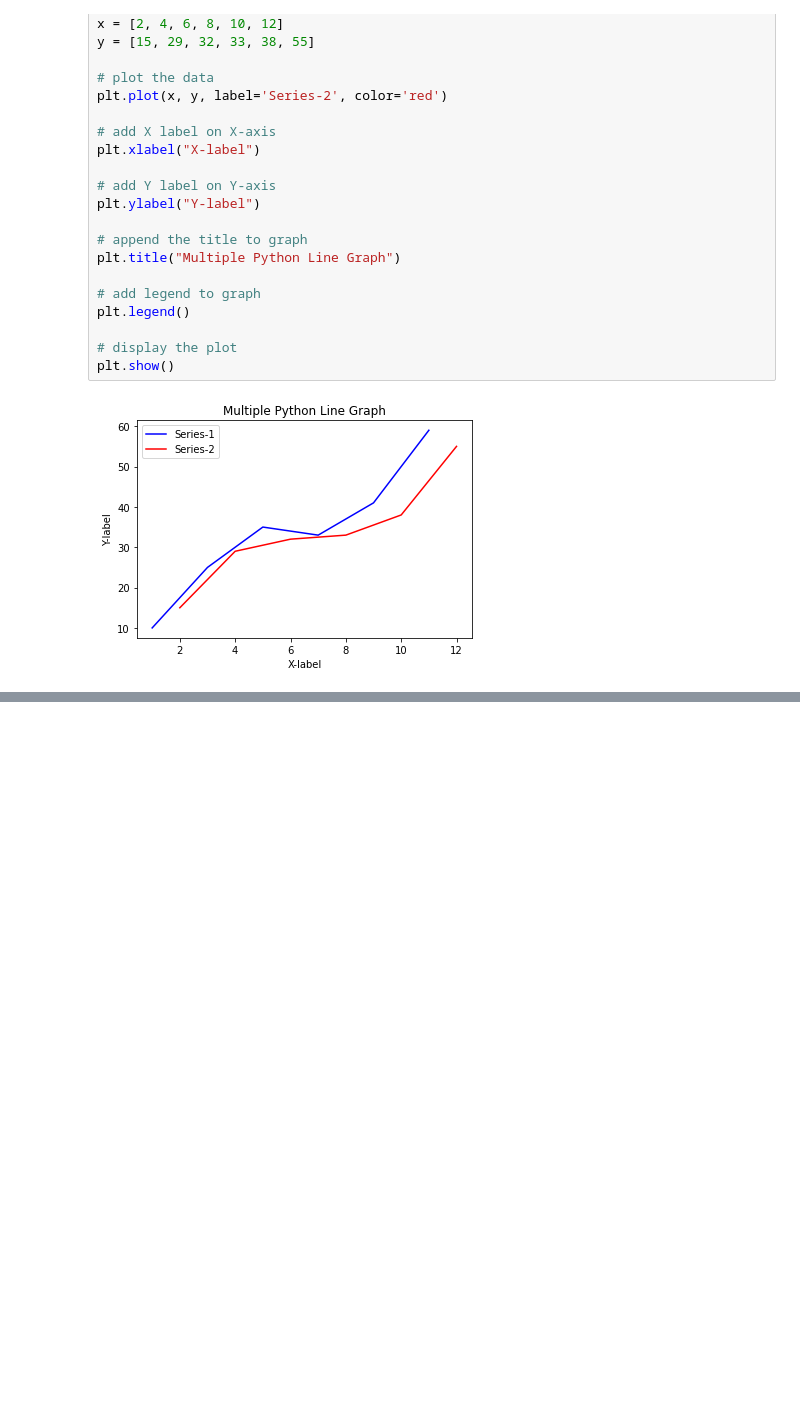
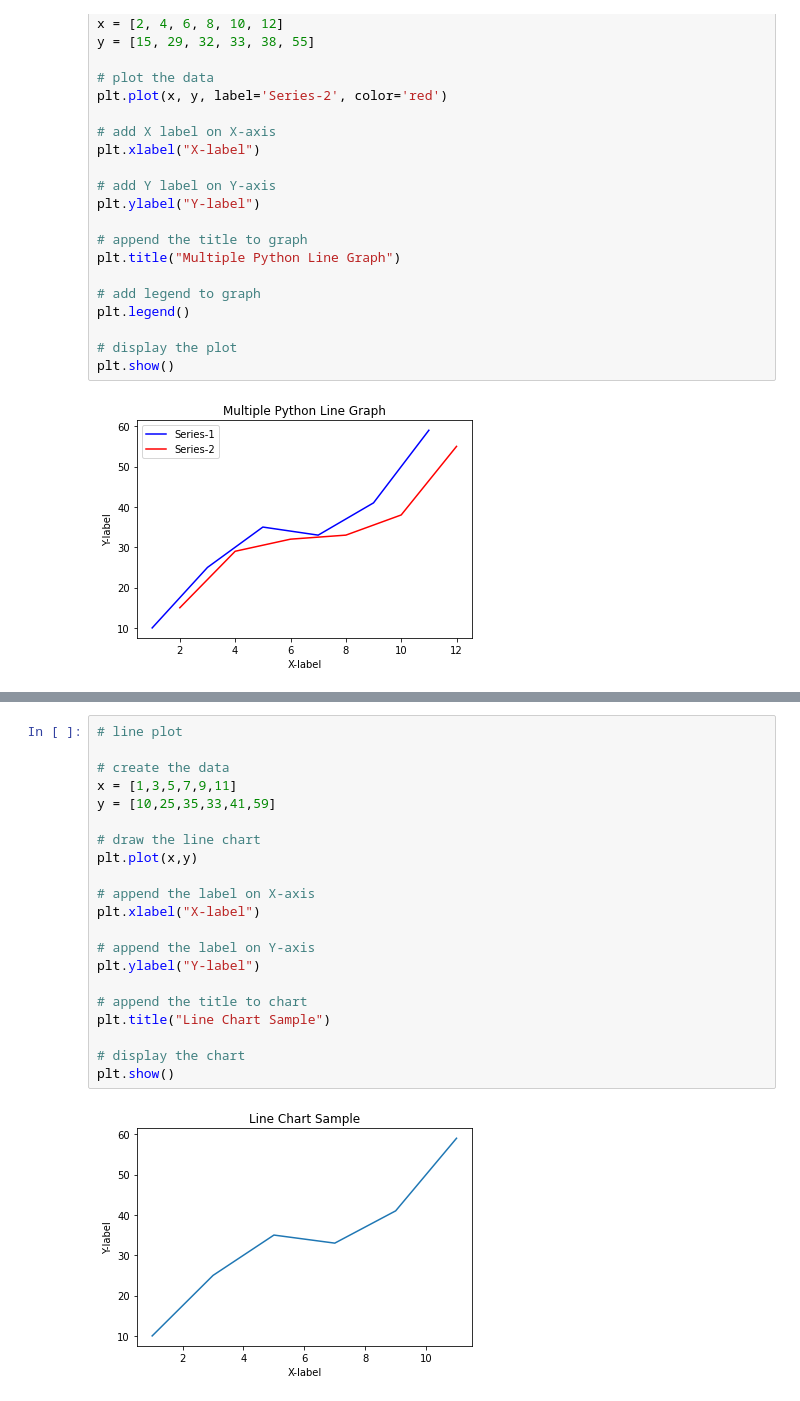
Before and after one commit to lh77x7/Python-data-analysis, a Jupyter notebook: chap5/chap5-data-visualization.ipynb, the cells around one changed output, grey strips where cells are left out. Cells and saved outputs as stored; diff of their text form; blank space fills up the shorter version.

```diff
--- a/chap5/chap5-data-visualization.ipynb
+++ b/chap5/chap5-data-visualization.ipynb
@@ -48,0 +74,23 @@ plt.show()
+# %%
+# line plot
+
+# create the data
+x = [1,3,5,7,9,11]
+y = [10,25,35,33,41,59]
+
+# draw the line chart
+plt.plot(x,y)
+
+# append the label on X-axis
+plt.xlabel("X-label")
+
+# append the label on Y-axis
+plt.ylabel("Y-label")
+
+# append the title to chart
+plt.title("Line Chart Sample")
+
+# display the chart
+plt.show()
+# %% [output]
+[figure, added]
```
Also changed, not shown: parts of 31 cells of this notebook.
